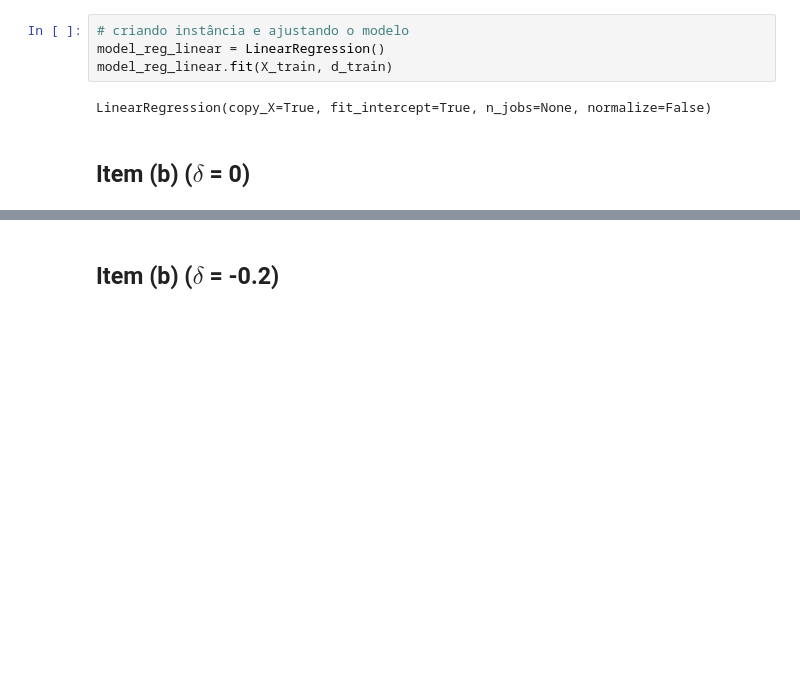
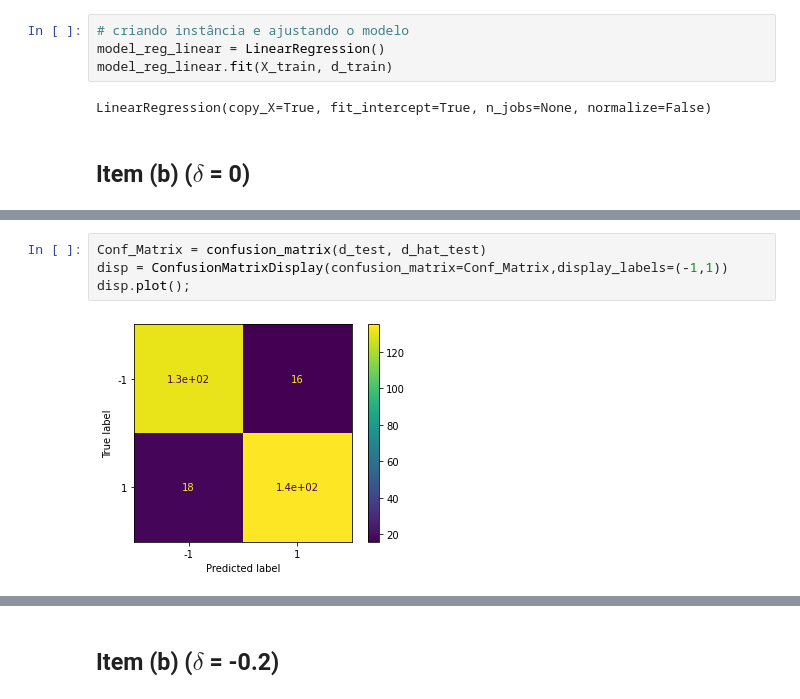
Before and after one commit to julianovale/PO450, a Jupyter notebook: Semana07_PO450_Atividade05.ipynb, the cells around one changed output, grey strips where cells are left out. Drawn from its saved outputs; the diff is of its cells as text; blank space fills up the shorter version.

```diff
--- a/Semana07_PO450_Atividade05.ipynb
+++ b/Semana07_PO450_Atividade05.ipynb
@@ -85,0 +115,6 @@ weighted avg       0.87      0.87      0.87       300
+# %%
+Conf_Matrix = confusion_matrix(d_test, d_hat_test)
+disp = ConfusionMatrixDisplay(confusion_matrix=Conf_Matrix,display_labels=(-1,1))
+disp.plot();
+# %% [output]
+[figure, added]
```
Also changed, not shown: parts of 21 cells of this notebook.
